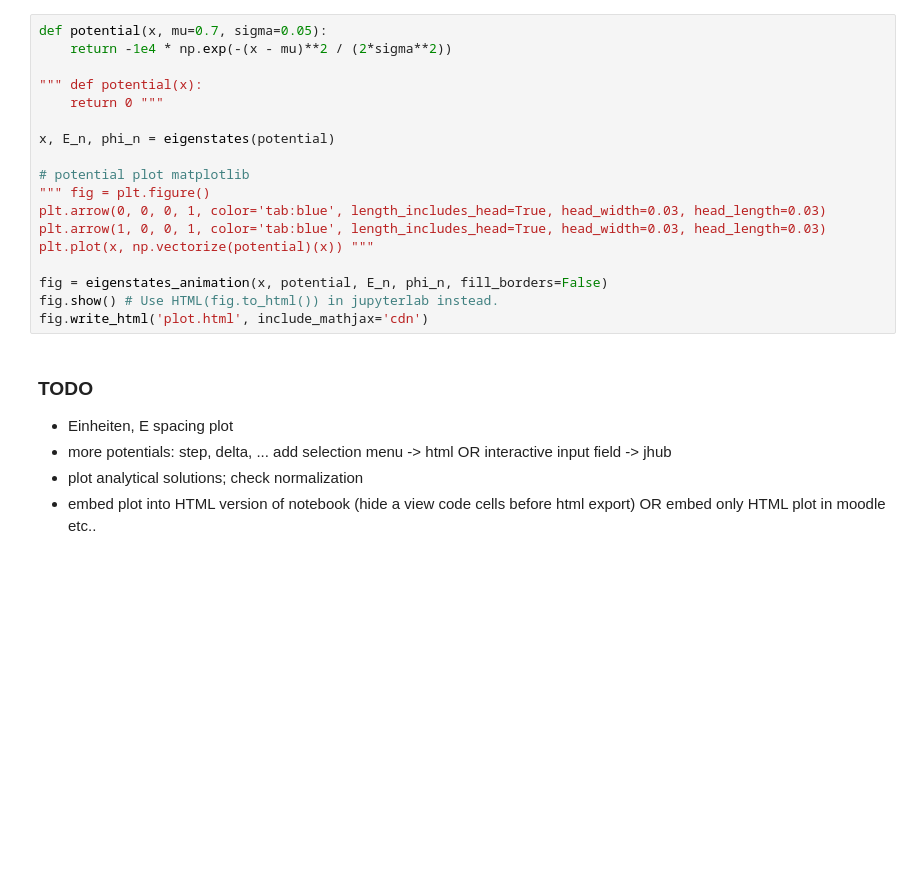
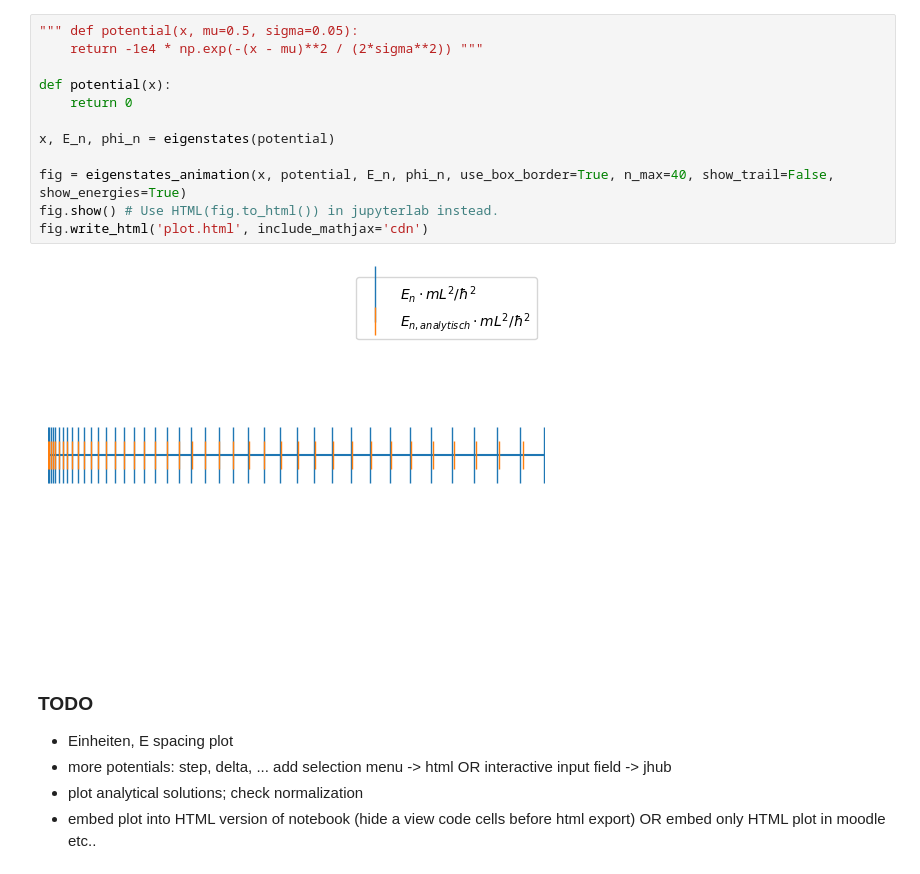
Before and after one commit to m-rt-n-kn-pp/exphy3, a Jupyter notebook: TISE1d.ipynb, the cells around one changed output. Drawn from its saved outputs; the diff is of its cells as text; blank space fills up the shorter version.

```diff
--- a/TISE1d.ipynb
+++ b/TISE1d.ipynb
@@ -179,21 +283,17 @@ def eigenstates_animation(x, potential, E_n, phi_n, n_max=10, fill_borders=True)
 # %%
-def potential(x, mu=0.7, sigma=0.05):
-    return -1e4 * np.exp(-(x - mu)**2 / (2*sigma**2))
+""" def potential(x, mu=0.5, sigma=0.05):
+    return -1e4 * np.exp(-(x - mu)**2 / (2*sigma**2)) """
 
-""" def potential(x):
-    return 0 """
+def potential(x):
+    return 0
 
 x, E_n, phi_n = eigenstates(potential)
 
-# potential plot matplotlib
-""" fig = plt.figure()
-plt.arrow(0, 0, 0, 1, color='tab:blue', length_includes_head=True, head_width=0.03, head_length=0.03)
-plt.arrow(1, 0, 0, 1, color='tab:blue', length_includes_head=True, head_width=0.03, head_length=0.03)
-plt.plot(x, np.vectorize(potential)(x)) """
-
-fig = eigenstates_animation(x, potential, E_n, phi_n, fill_borders=False)
+fig = eigenstates_animation(x, potential, E_n, phi_n, use_box_border=True, n_max=40, show_trail=False, show_energies=True)
 fig.show() # Use HTML(fig.to_html()) in jupyterlab instead.
 fig.write_html('plot.html', include_mathjax='cdn')
+# %% [output]
+[figure, added]
 # %% [markdown]
 ### TODO
 
```
Also changed, not shown: parts of 4 cells of this notebook, 1 other file.
